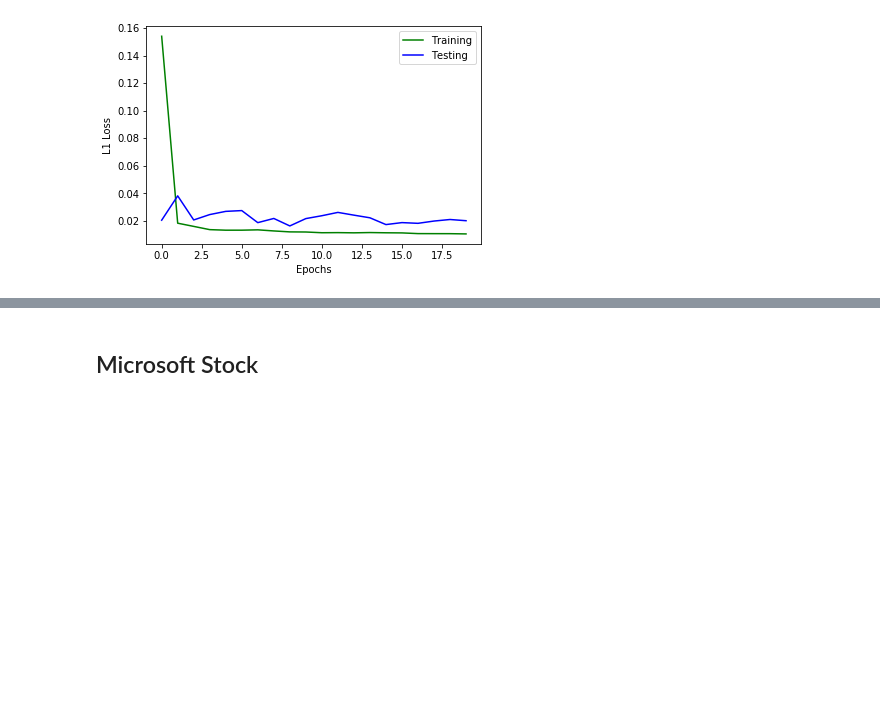
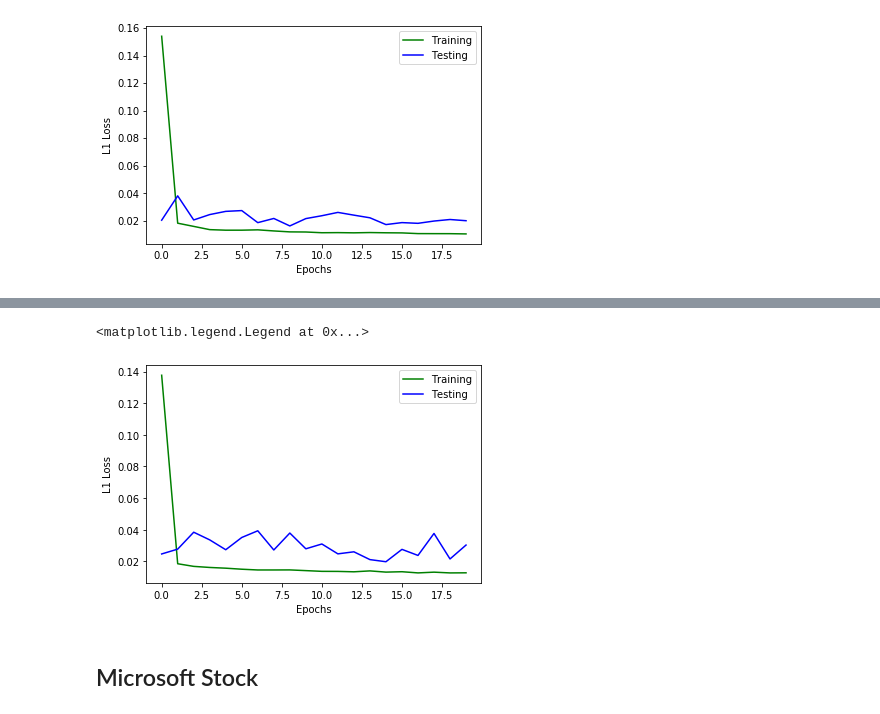
Before and after one commit to goodudetheboy/TimeSeriesWithNN, a Jupyter notebook: src/model/GRU.ipynb, the cells around one changed output, grey strips where cells are left out. Saved outputs shown, nothing was run; the diff lists cells and outputs as text; code cells hidden in the pictures; blank space fills up the shorter version.

```diff
--- a/src/model/GRU.ipynb
+++ b/src/model/GRU.ipynb
@@ -302,3 +378,12 @@ plt.legend()
+# %%
+plt.plot(l1loss_train, color="g", label="Training")
+plt.plot(l1loss_test, color="b", label="Testing")
+plt.xlabel('Epochs')
+plt.ylabel('L1 Loss')
+plt.legend()
+# %% [output]
+<matplotlib.legend.Legend at 0x...>
+[figure, added]
 # %% [markdown]
 ## Microsoft Stock
 # %%
```
Also changed, not shown: parts of 12 cells of this notebook.
